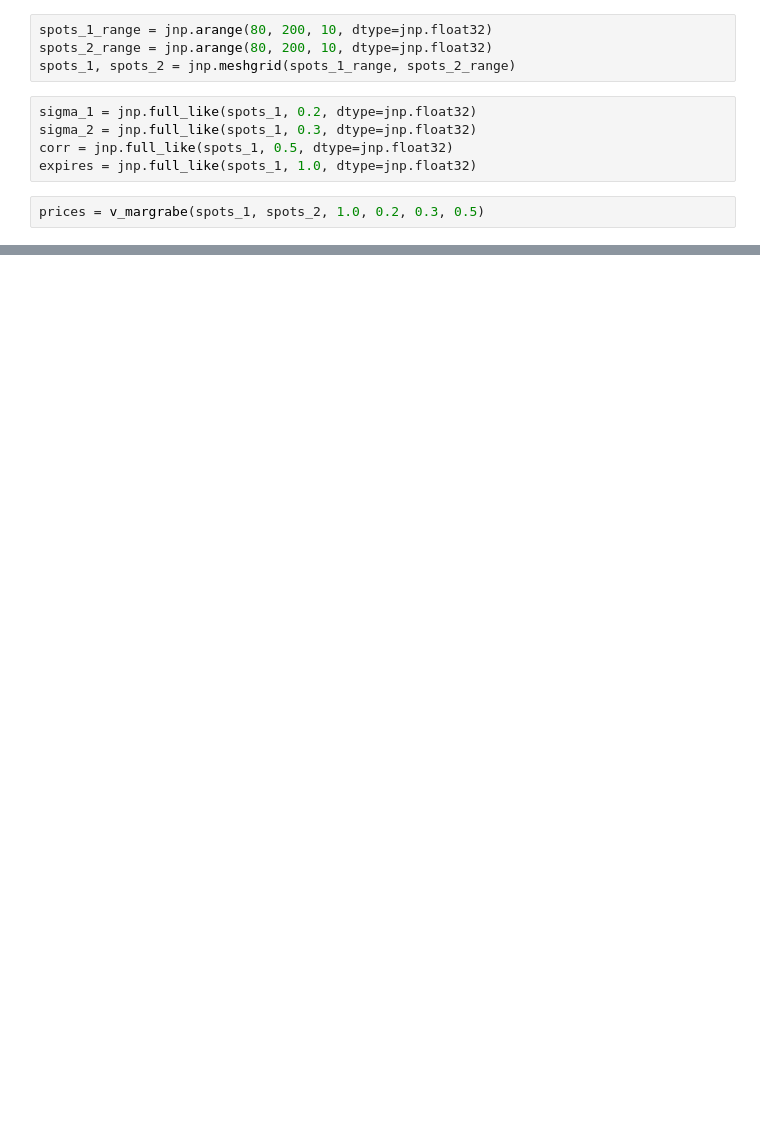
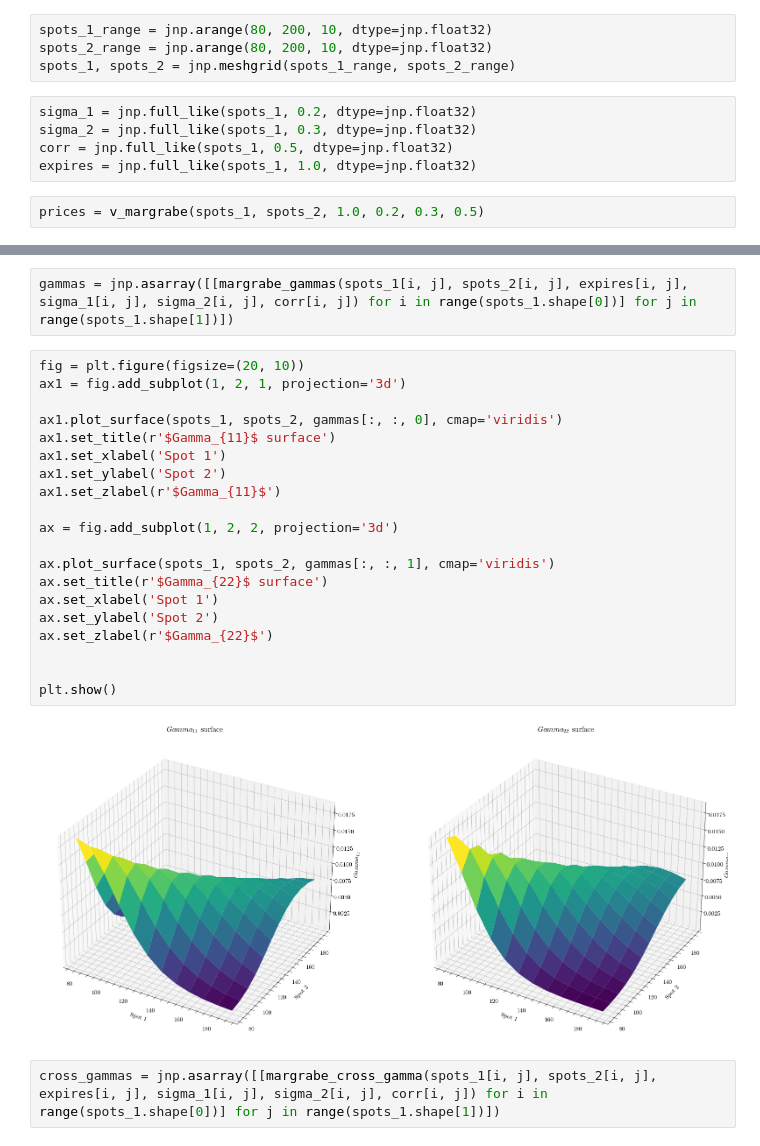
Before and after one commit to paolodelia99/delta-hedging, a Jupyter notebook: black-scholes-hedging/spread-option/spread_opt.ipynb, the cells around one changed output, grey strips where cells are left out. Drawn from its saved outputs; the diff is of its cells as text; blank space fills up the shorter version.

```diff
--- a/black-scholes-hedging/spread-option/spread_opt.ipynb
+++ b/black-scholes-hedging/spread-option/spread_opt.ipynb
@@ -34,0 +38,26 @@ plt.show()
+# %%
+gammas = jnp.asarray([[margrabe_gammas(spots_1[i, j], spots_2[i, j], expires[i, j], sigma_1[i, j], sigma_2[i, j], corr[i, j]) for i in range(spots_1.shape[0])] for j in range(spots_1.shape[1])])
+# %%
+fig = plt.figure(figsize=(20, 10))
+ax1 = fig.add_subplot(1, 2, 1, projection='3d')
+
+ax1.plot_surface(spots_1, spots_2, gammas[:, :, 0], cmap='viridis')
+ax1.set_title(r'$Gamma_{11}$ surface')
+ax1.set_xlabel('Spot 1')
+ax1.set_ylabel('Spot 2')
+ax1.set_zlabel(r'$Gamma_{11}$')
+
+ax = fig.add_subplot(1, 2, 2, projection='3d')
+
+ax.plot_surface(spots_1, spots_2, gammas[:, :, 1], cmap='viridis')
+ax.set_title(r'$Gamma_{22}$ surface')
+ax.set_xlabel('Spot 1')
+ax.set_ylabel('Spot 2')
+ax.set_zlabel(r'$Gamma_{22}$')
+
+
+plt.show()
+# %% [output]
+[figure, added]
+# %%
+cross_gammas = jnp.asarray([[margrabe_cross_gamma(spots_1[i, j], spots_2[i, j], expires[i, j], sigma_1[i, j], sigma_2[i, j], corr[i, j]) for i in range(spots_1.shape[0])] for j in range(spots_1.shape[1])])
```
Also changed, not shown: parts of 3 cells of this notebook, 2 other files.
